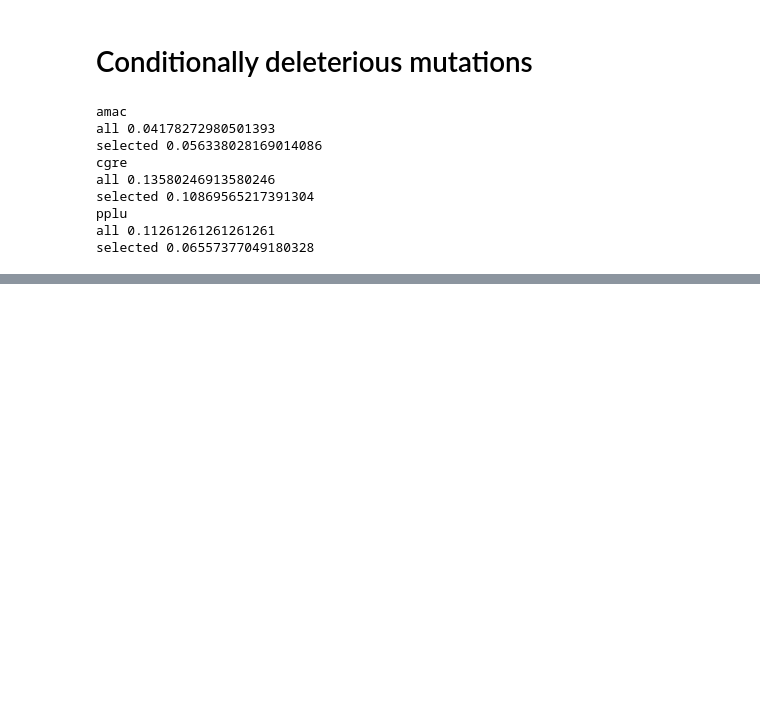
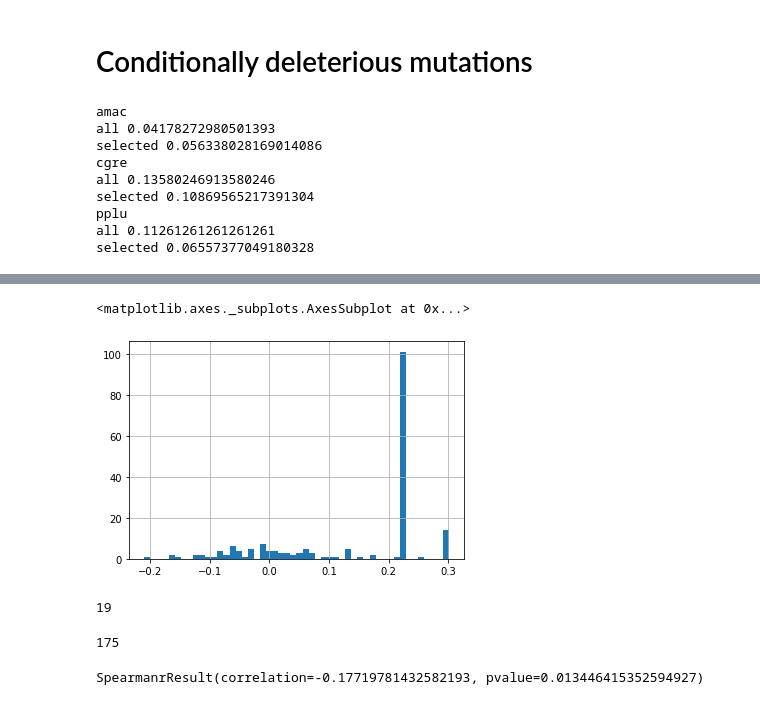
Before and after one commit to aequorea238/Orthologous_GFP_Fitness_Peaks, a Jupyter notebook: analysis/notebooks/lgs12_predictions_testing____.ipynb, the cells around one changed output, grey strips where cells are left out. Saved outputs shown, nothing was run; the diff lists cells and outputs as text; code cells hidden in the pictures; blank space fills up the shorter version.

```diff
--- a/analysis/notebooks/lgs12_predictions_testing.ipynb
+++ b/analysis/notebooks/lgs12_predictions_testing____.ipynb
@@ -139,0 +158,13 @@ selected 0.06557377049180328
+# %%
+predictions['additive_expectation'].hist(bins=50)
+# %% [output]
+<matplotlib.axes._subplots.AxesSubplot at 0x...>
+[figure, added]
+# %%
+len(predictions[(predictions.additive_expectation<-0.06) | (predictions.additive_expectation<-0.06)])
+# %% [output]
+19
+# %%
+194-19
+# %% [output]
+175
@@ -139,0 +177,4 @@ selected 0.06557377049180328
+# %%
+scipy.stats.spearmanr(predictions['additive_expectation'], predictions['fiji_log_scaled'], nan_policy='omit')
+# %% [output]
+SpearmanrResult(correlation=-0.17719781432582193, pvalue=0.013446415352594927)
```
Also changed, not shown: parts of 7 cells of this notebook.
